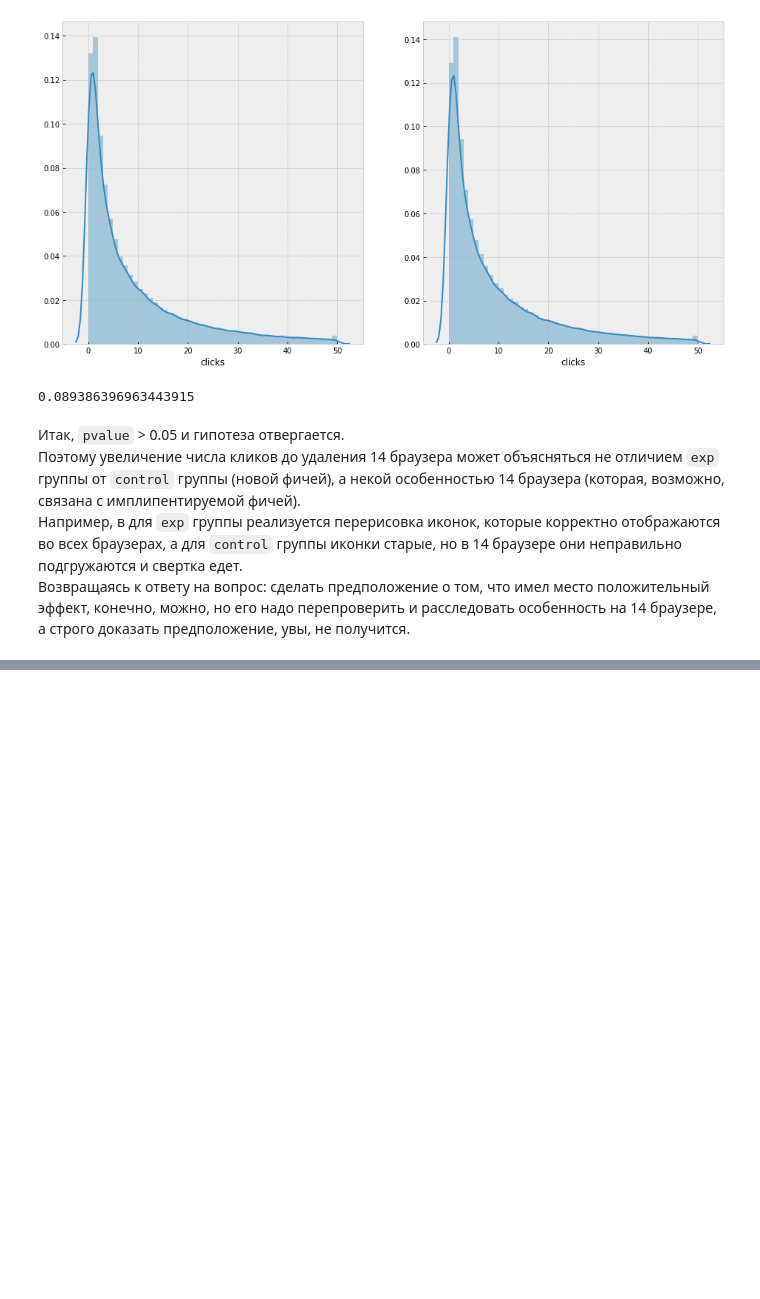
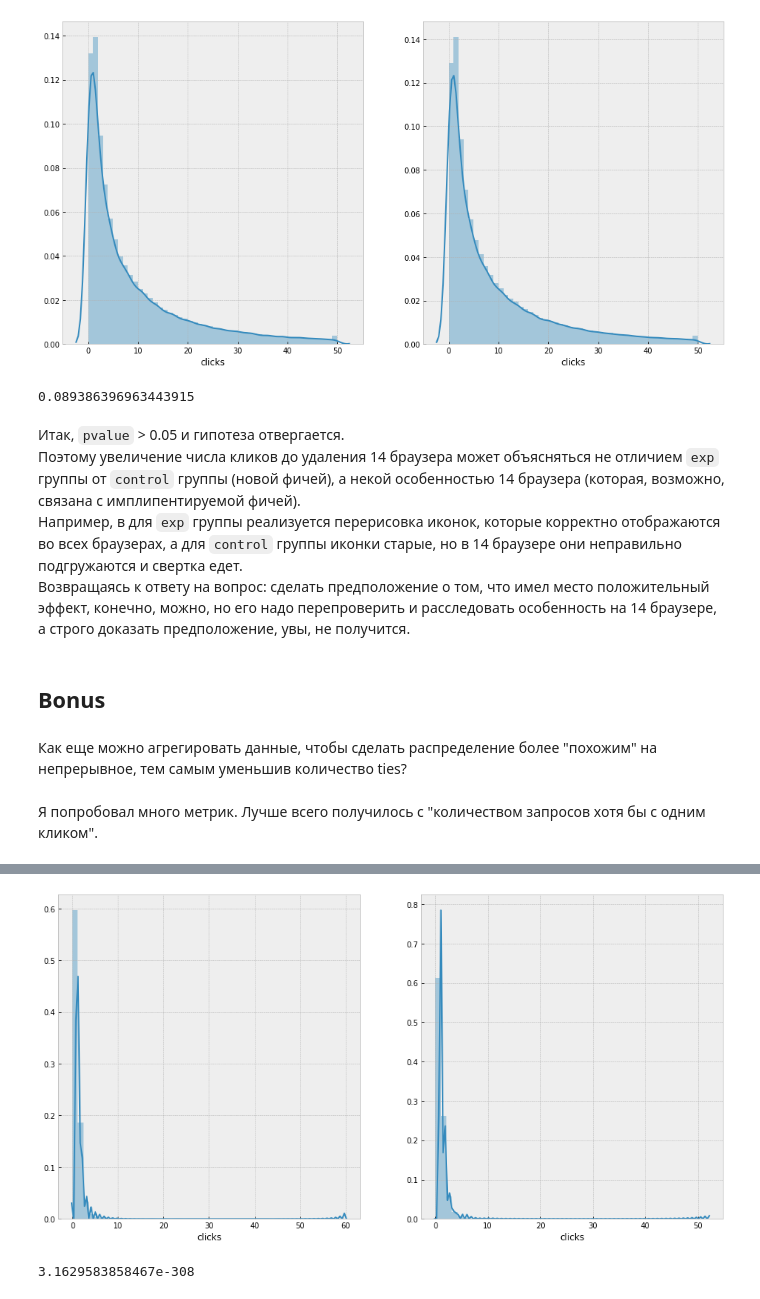
Before and after one commit to stasbel/pracanalytics-hw, a Jupyter notebook: task04/task.ipynb, the cells around one changed output, grey strips where cells are left out. Cells and saved outputs as stored; diff of their text form; code cells hidden in the pictures; blank space fills up the shorter version.

```diff
--- a/task04/task.ipynb
+++ b/task04/task.ipynb
@@ -169,3 +190,16 @@ pvalue
 Поэтому увеличение числа кликов до удаления 14 браузера может объясняться не отличием `exp` группы от `control` группы (новой фичей), а некой особенностью 14 браузера (которая, возможно, связана с имплипентируемой фичей).
 Например, в для `exp` группы реализуется перерисовка иконок, которые корректно отображаются во всех браузерах, а для `control` группы иконки старые, но в 14 браузере они неправильно подгружаются и свертка едет.
 Возвращаясь к ответу на вопрос: сделать предположение о том, что имел место положительный эффект, конечно, можно, но его надо перепроверить и расследовать особенность на 14 браузере, а строго доказать предположение, увы, не получится.
+# %% [markdown]
+## Bonus
+# %% [markdown]
+Как еще можно агрегировать данные, чтобы сделать распределение более "похожим" на непрерывное, тем самым уменьшив количество ties?
+# %% [markdown]
+Я попробовал много метрик. Лучше всего получилось с "количеством запросов хотя бы с одним кликом".
+# %%
+%%time
+control, exp = slot_split(df, 'mean')
+_, axs = plt.subplots(ncols=2)
+sns.distplot(control[control <= 100], ax=axs[0])
+sns.distplot(exp[exp <= 100], ax=axs[1]);
+# %% [output]
@@ -171,0 +208,6 @@ pvalue
+[figure, added]
+# %%
+_, pvalue = mannwhitneyu(control, exp, alternative='less')
+pvalue
+# %% [output]
+3.1629583858467e-308
```
Also changed, not shown: parts of 8 cells of this notebook, 3 other files.
